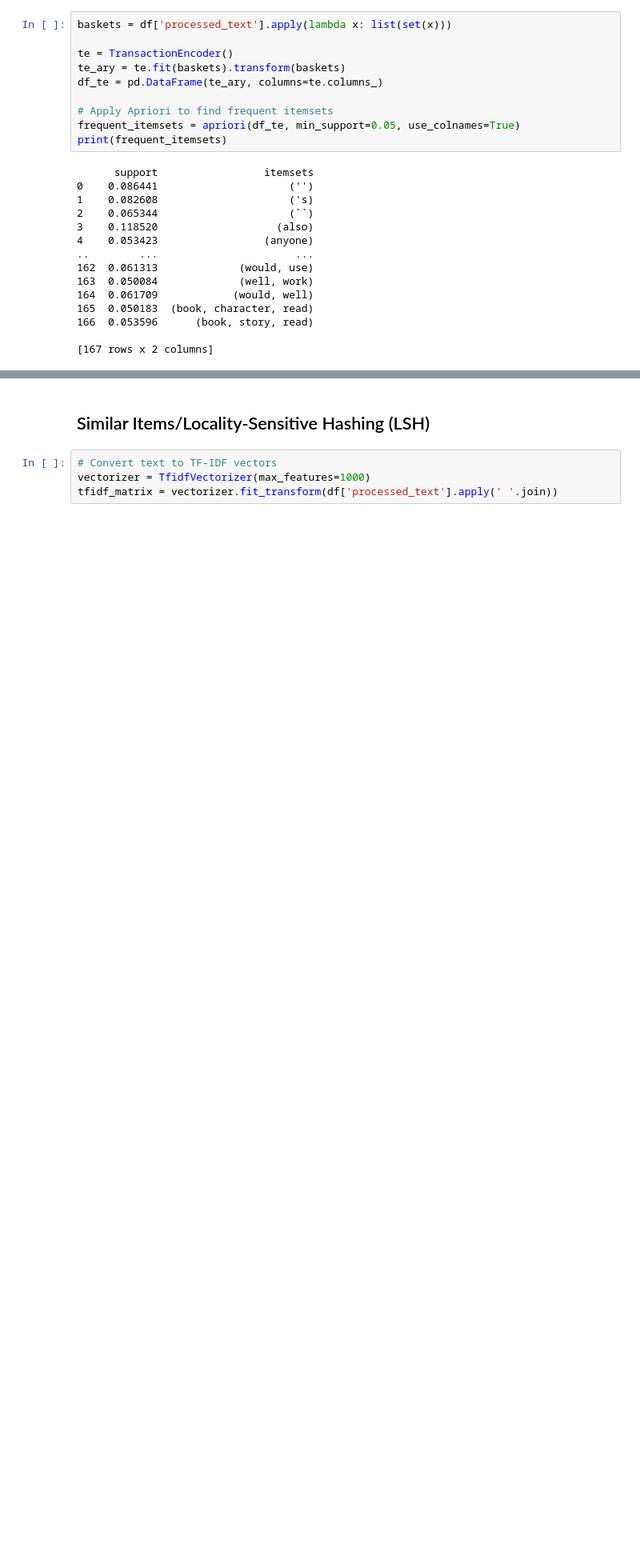
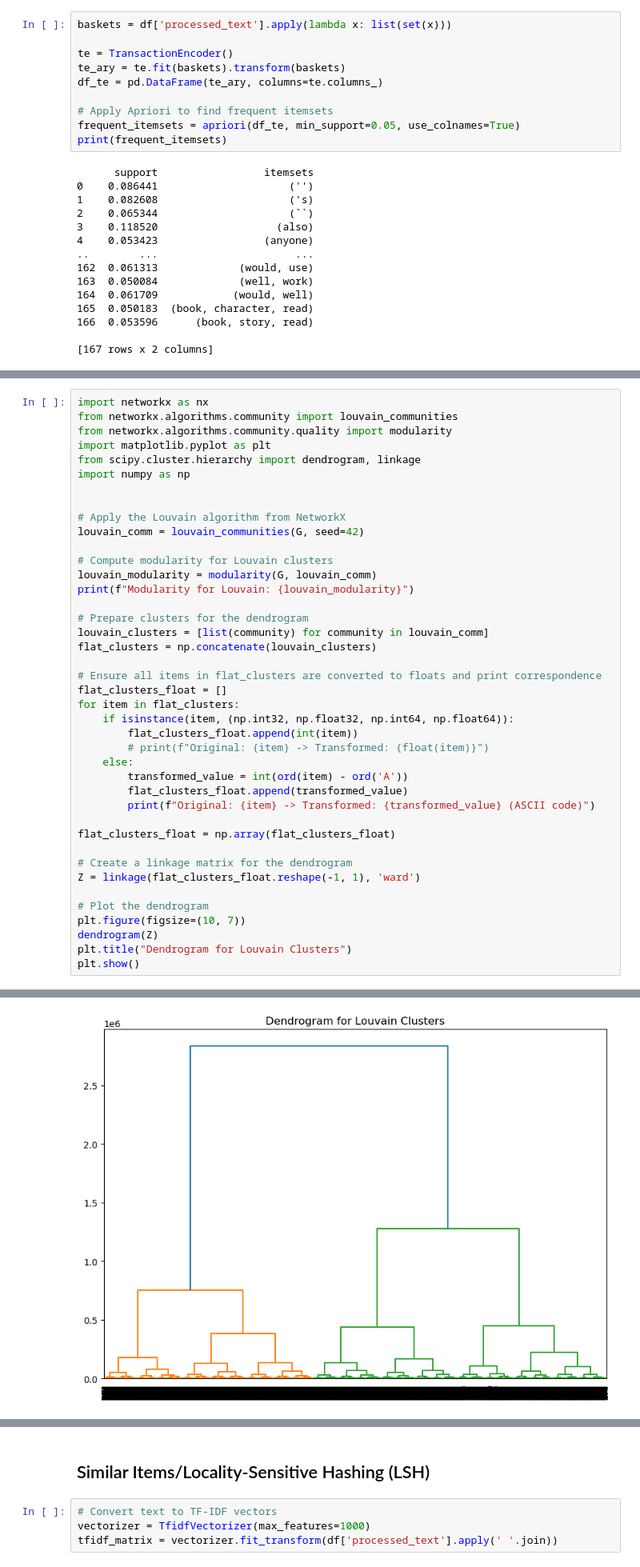
Before and after one commit to malfriduranna/02807_final_project, a Jupyter notebook: notebooks/vedis.ipynb, the cells around one changed output, grey strips where cells are left out. Shown at 80% size. Drawn from its saved outputs; the diff is of its cells as text; blank space fills up the shorter version.

```diff
--- a/notebooks/vedis.ipynb
+++ b/notebooks/vedis.ipynb
@@ -527,0 +545,42 @@ print(frequent_itemsets)
+# %%
+import networkx as nx
+from networkx.algorithms.community import louvain_communities
+from networkx.algorithms.community.quality import modularity
+import matplotlib.pyplot as plt
+from scipy.cluster.hierarchy import dendrogram, linkage
+import numpy as np
+
+
+# Apply the Louvain algorithm from NetworkX
+louvain_comm = louvain_communities(G, seed=42)
+
+# Compute modularity for Louvain clusters
+louvain_modularity = modularity(G, louvain_comm)
+print(f"Modularity for Louvain: {louvain_modularity}")
+
+# Prepare clusters for the dendrogram
+louvain_clusters = [list(community) for community in louvain_comm]
+flat_clusters = np.concatenate(louvain_clusters)
+
+# Ensure all items in flat_clusters are converted to floats and print correspondence
+flat_clusters_float = []
+for item in flat_clusters:
+    if isinstance(item, (np.int32, np.float32, np.int64, np.float64)):
+        flat_clusters_float.append(int(item))
+        # print(f"Original: {item} -> Transformed: {float(item)}")
+    else:
+        transformed_value = int(ord(item) - ord('A'))
+        flat_clusters_float.append(transformed_value)
+        print(f"Original: {item} -> Transformed: {transformed_value} (ASCII code)")
+
+flat_clusters_float = np.array(flat_clusters_float)
+
+# Create a linkage matrix for the dendrogram
+Z = linkage(flat_clusters_float.reshape(-1, 1), 'ward')
+
+# Plot the dendrogram
+plt.figure(figsize=(10, 7))
+dendrogram(Z)
+plt.title("Dendrogram for Louvain Clusters")
+plt.show()
+# %% [output]
@@ -527,0 +588 @@ print(frequent_itemsets)
+[figure, added]
```
Also changed, not shown: parts of 15 cells of this notebook, 1 other file.
